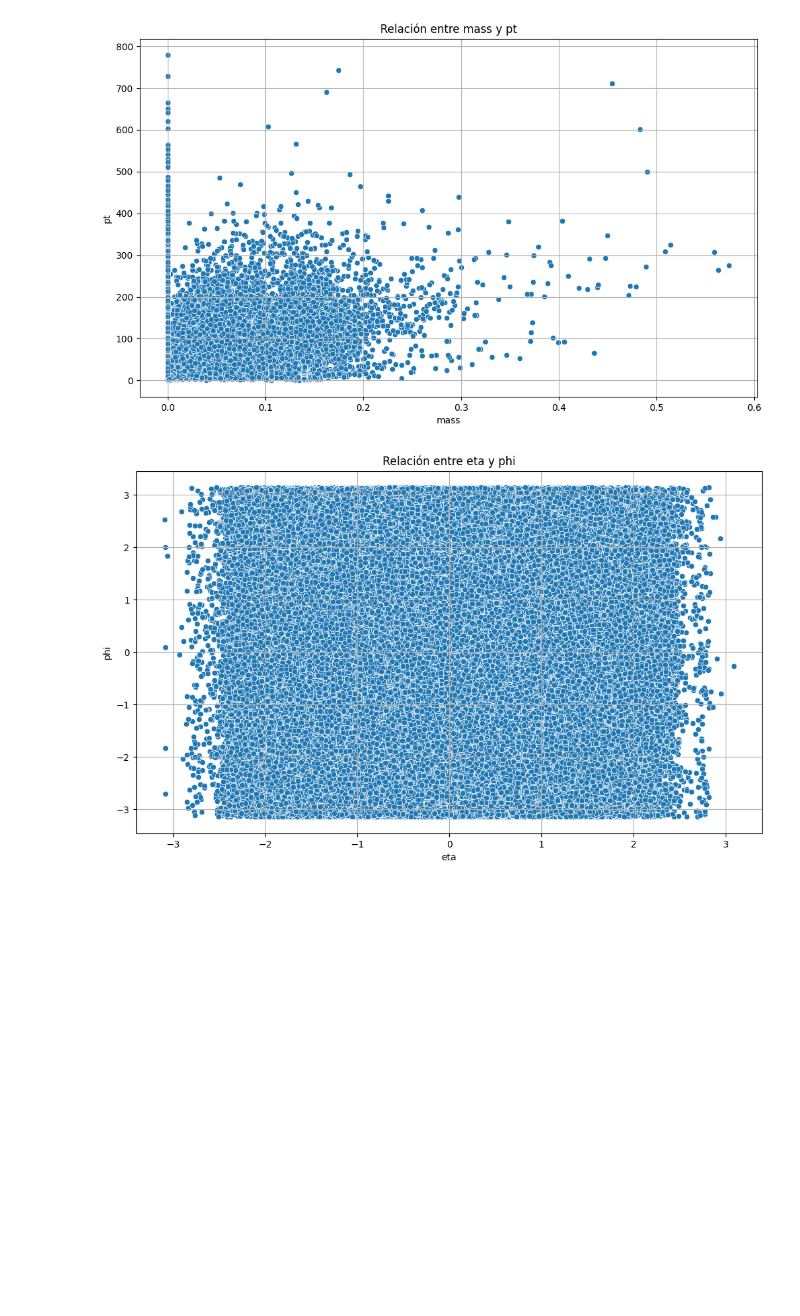
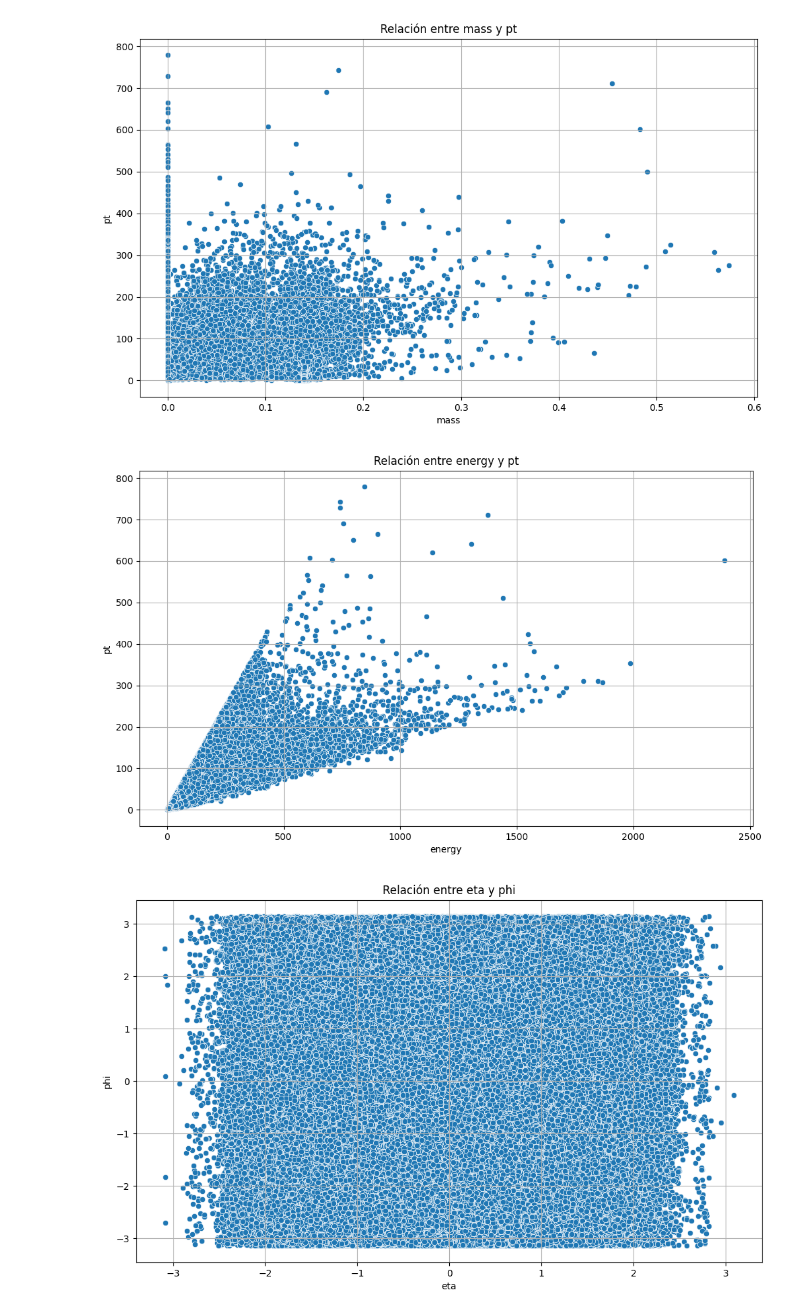
Before and after one commit to MirandaCarou/Qutrits-for-physics-at-LHC, a Jupyter notebook: TFM/plot_dataset_values.ipynb, the cells around one changed output. Cells and saved outputs as stored; diff of their text form; code cells hidden in the pictures; blank space fills up the shorter version.

```diff
--- a/TFM/plot_dataset_values.ipynb
+++ b/TFM/plot_dataset_values.ipynb
@@ -164,6 +169,16 @@ plt.grid(True)
 plt.show()
 # %% [output]
 [figure]
+# %%
+plt.figure(figsize=(12,7))
+sns.scatterplot(x='energy', y='pt', data=df2)
+plt.xlabel('energy')
+plt.ylabel('pt')
+plt.title('Relación entre energy y pt')
+plt.grid(True)
+plt.show()
+# %% [output]
+[figure, added]
 # %%
 plt.figure(figsize=(12,7))
 sns.scatterplot(x='eta', y='phi', data=df2)
```
Also changed, not shown: parts of 8 cells of this notebook, 1 other file.
